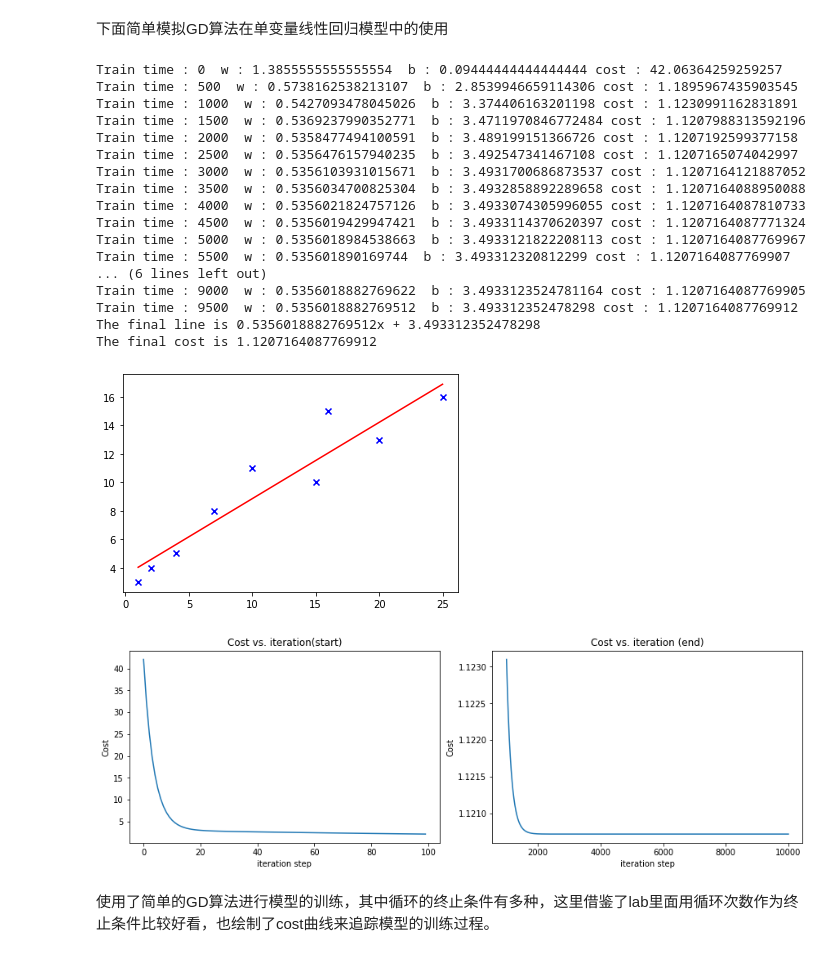
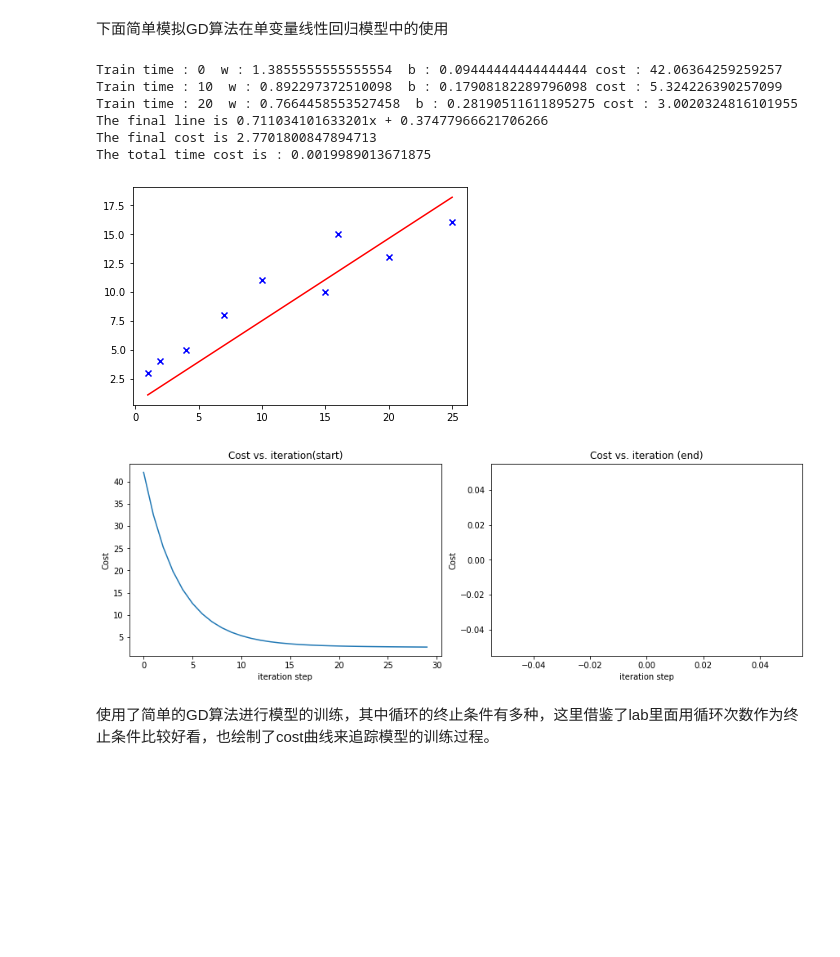
Before and after one commit to cwx-worst-one/machine_learning_study, a Jupyter notebook: note/jupyter_notes.ipynb, the cells around one changed output. Cells and saved outputs as stored; diff of their text form; code cells hidden in the pictures; blank space fills up the shorter version.

```diff
--- a/note/jupyter_notes.ipynb
+++ b/note/jupyter_notes.ipynb
@@ -5,6 +5,7 @@
 # %%
 import numpy as np
 import matplotlib.pyplot as plt
+import time
 x = np.array([1,2,4,7,10,15,16,20,25])
 y = np.array([3,4,5,8,11,10,15,13,16])
 plt.scatter(x,y,marker='x',c='b')
@@ -34,57 +35,51 @@ def derivative_b(w,b,x,y):
         val_b += (w*x[i]+b-y[i])
     val_b /= n
     return val_b
 
-def change_parameter(x,y,cost_hist,w=0,b=0,lr=0.1,train_times=1000):
+## BGD algorithm
+def change_parameter(x,y,cost_hist,w=0,b=0,lr=0.1,train_times=10):
     cost = cost_func(w,b,x,y)
-    for i in range(train_times):
+    for epoch in range(train_times):
         der_w,der_b = derivative_w(w,b,x,y),derivative_b(w,b,x,y)
         w = w - lr * der_w
         b = b - lr * der_b
         cost = cost_func(w,b,x,y)
         cost_hist.append(cost)
-        # print(w,b)
-        # print(cost)
-        if i % 500 == 0 :
-            print("Train time : "+ str(i) , " w : " + str(w) , " b : " + str(b) + " cost : " + str(cost))
+
+        if epoch % 10 == 0 :
+            print("Train time : "+ str(epoch) , " w : " + str(w) , " b : " + str(b) + " cost : " + str(cost))
     return (w,b)
 
+start = time.time()
 cost_hist = []
-w,b = change_parameter(x,y,cost_hist,w=0,b=0,lr=0.01,train_times=10000)
+w,b = change_parameter(x,y,cost_hist,w=0,b=0,lr=0.01,train_times=30)
 print("The final line is " + str (w) + "x + " + str(b))
 cost = cost_func(w,b,x,y)
 print("The final cost is " + str(cost))
 xx = np.linspace(1, 25, 50)
 yy = w*xx + b
+
+end = time.time()
+print("The total time cost is : " + str(end-start))
+
 plt.plot(xx,yy,color='red')
 plt.show()
 
 fig, (ax1, ax2) = plt.subplots(1, 2, constrained_layout=True, figsize=(12,4))
 ax1.plot(cost_hist[:100])
 ax2.plot(1000 + np.arange(len(cost_hist[1000:])), cost_hist[1000:])
 ax1.set_title("Cost vs. iteration(start)");  ax2.set_title("Cost vs. iteration (end)")
 ax1.set_ylabel('Cost')            ;  ax2.set_ylabel('Cost')
 ax1.set_xlabel('iteration step')  ;  ax2.set_xlabel('iteration step')
 plt.show()
 # %% [output]
 Train time : 0  w : 1.3855555555555554  b : 0.09444444444444444 cost : 42.06364259259257
-Train time : 500  w : 0.5738162538213107  b : 2.8539946659114306 cost : 1.1895967435903545
-Train time : 1000  w : 0.5427093478045026  b : 3.374406163201198 cost : 1.1230991162831891
-Train time : 1500  w : 0.5369237990352771  b : 3.4711970846772484 cost : 1.1207988313592196
-Train time : 2000  w : 0.5358477494100591  b : 3.489199151366726 cost : 1.1207192599377158
-Train time : 2500  w : 0.5356476157940235  b : 3.492547341467108 cost : 1.1207165074042997
-Train time : 3000  w : 0.5356103931015671  b : 3.4931700686873537 cost : 1.1207164121887052
-Train time : 3500  w : 0.5356034700825304  b : 3.4932858892289658 cost : 1.1207164088950088
-Train time : 4000  w : 0.5356021824757126  b : 3.4933074305996055 cost : 1.1207164087810733
-Train time : 4500  w : 0.5356019429947421  b : 3.4933114370620397 cost : 1.1207164087771324
-Train time : 5000  w : 0.5356018984538663  b : 3.4933121822208113 cost : 1.1207164087769967
-Train time : 5500  w : 0.535601890169744  b : 3.493312320812299 cost : 1.1207164087769907
-... (6 lines left out)
-Train time : 9000  w : 0.5356018882769622  b : 3.4933123524781164 cost : 1.1207164087769905
-Train time : 9500  w : 0.5356018882769512  b : 3.493312352478298 cost : 1.1207164087769912
-The final line is 0.5356018882769512x + 3.493312352478298
-The final cost is 1.1207164087769912
+Train time : 10  w : 0.892297372510098  b : 0.17908182289796098 cost : 5.324226390257099
+Train time : 20  w : 0.7664458553527458  b : 0.28190511611895275 cost : 3.0020324816101955
+The final line is 0.711034101633201x + 0.37477966621706266
+The final cost is 2.7701800847894713
+The total time cost is : 0.0019989013671875
-[figure, old version]
+[figure, new version]
-[figure, old version]
+[figure, new version]
 # %% [markdown]
 使用了简单的GD算法进行模型的训练，其中循环的终止条件有多种，这里借鉴了lab里面用循环次数作为终止条件比较好看，也绘制了cost曲线来追踪模型的训练过程。
```
Also changed, not shown: parts of 9 cells of this notebook, 2 other files.
